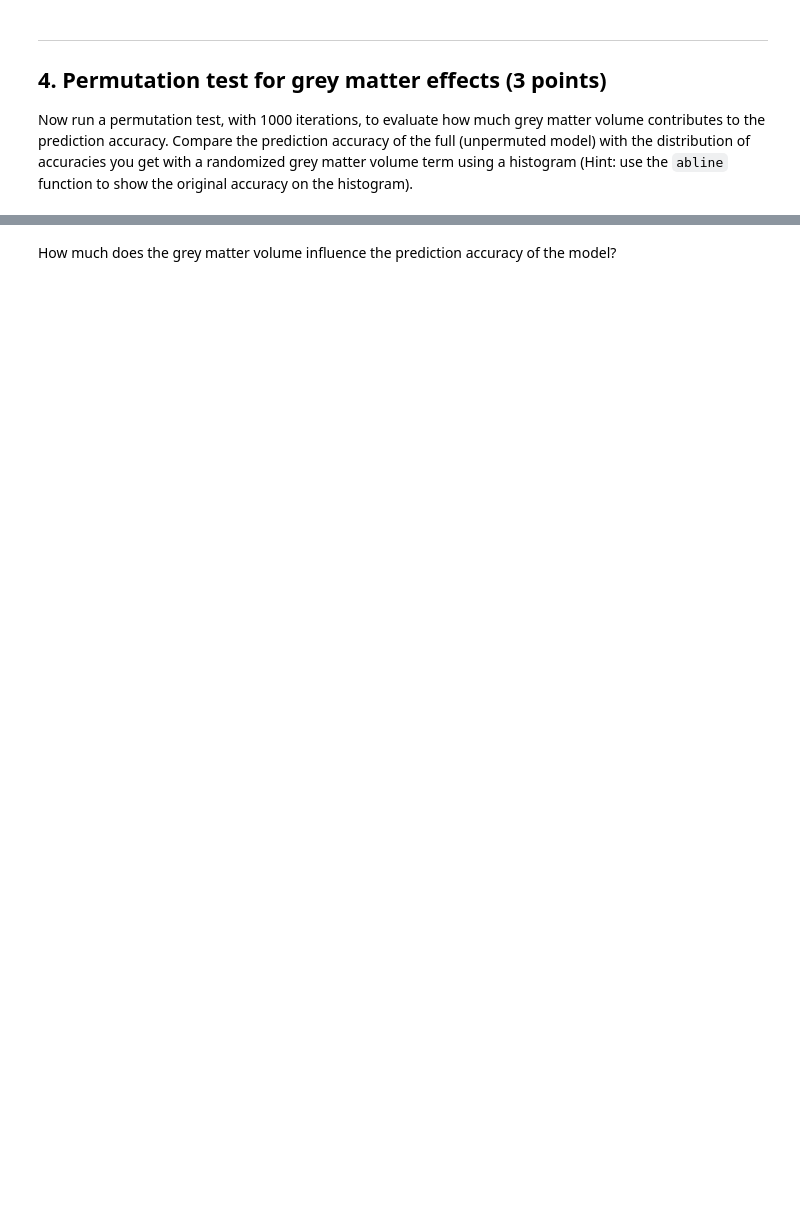
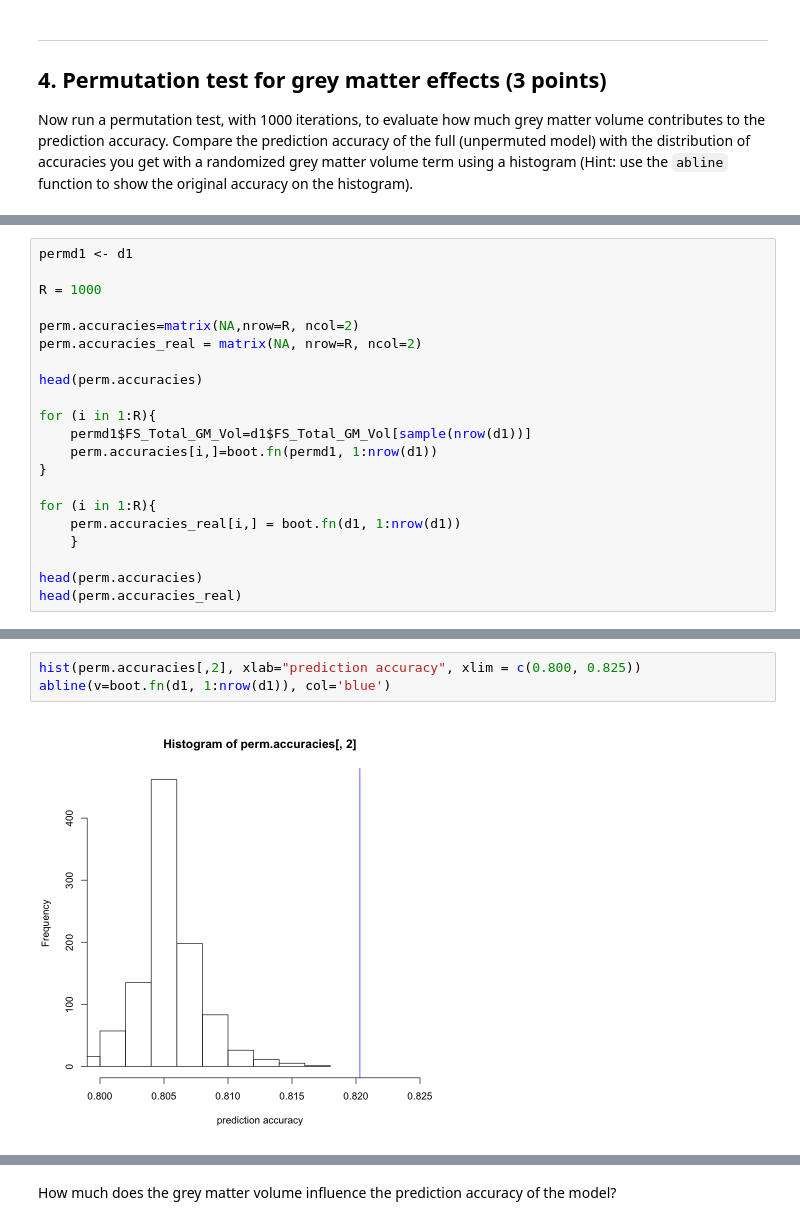
Before and after one commit to jluetkeh/Luetkehans_DSPN_S22, a Jupyter notebook: Homework8.ipynb, the cells around one changed output, grey strips where cells are left out. Cells and saved outputs as stored; diff of their text form; blank space fills up the shorter version.

```diff
--- a/Homework8.ipynb
+++ b/Homework8.ipynb
@@ -237,0 +241,21 @@ R = 1000
+# %%
+permd1 <- d1
+
+R = 1000
+
+perm.accuracies=matrix(NA,nrow=R, ncol=2)
+perm.accuracies_real = matrix(NA, nrow=R, ncol=2)
+
+head(perm.accuracies)
+
+for (i in 1:R){
+    permd1$FS_Total_GM_Vol=d1$FS_Total_GM_Vol[sample(nrow(d1))]
+    perm.accuracies[i,]=boot.fn(permd1, 1:nrow(d1))
+}
+
+for (i in 1:R){
+    perm.accuracies_real[i,] = boot.fn(d1, 1:nrow(d1))
+    }
+
+head(perm.accuracies)
+head(perm.accuracies_real)
@@ -237,0 +284,5 @@ R = 1000
+# %%
+hist(perm.accuracies[,2], xlab="prediction accuracy", xlim = c(0.800, 0.825))
+abline(v=boot.fn(d1, 1:nrow(d1)), col='blue')
+# %% [output]
+[figure, added]
```
Also changed, not shown: parts of 19 cells of this notebook.
